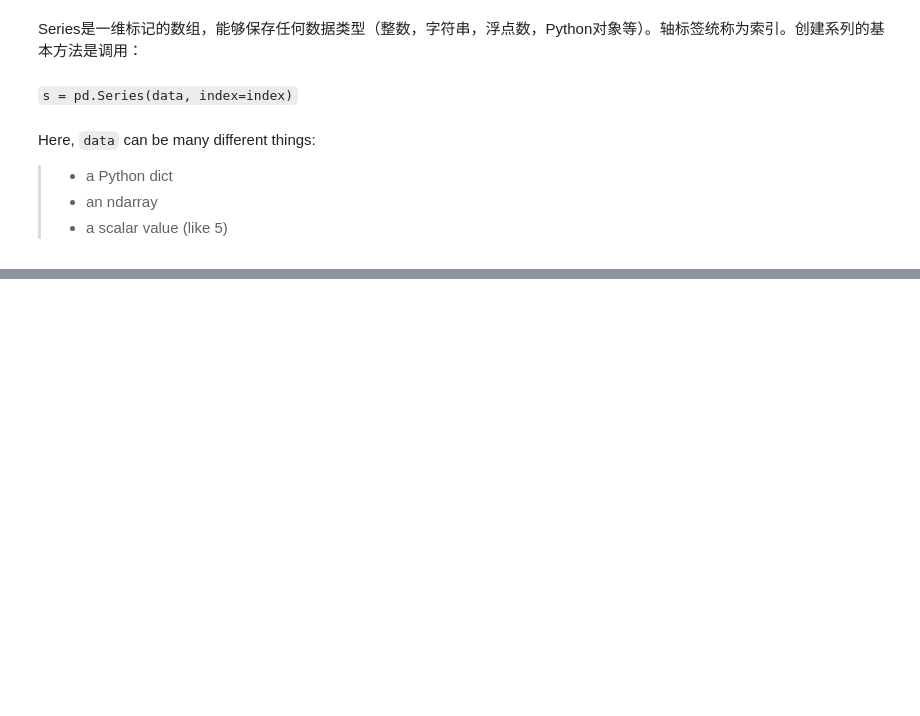
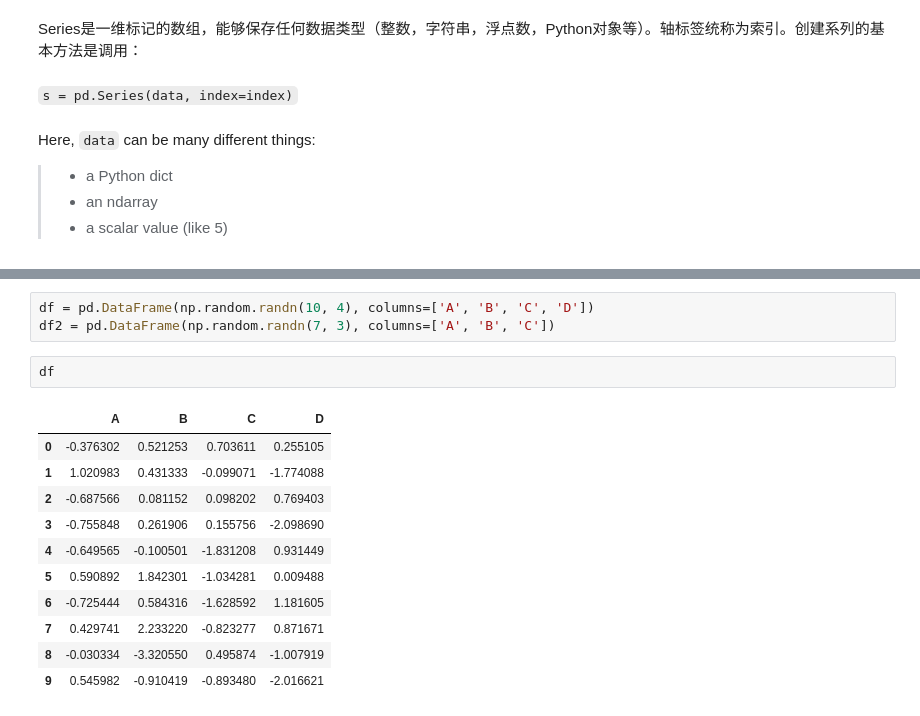
Before and after one commit to Fan-Anguo/pf-pandas, a Jupyter notebook: 02-Intro to Data Structures.ipynb, the cells around one changed output, grey strips where cells are left out. Cells and saved outputs as stored; diff of their text form; blank space fills up the shorter version.

```diff
--- a/02-Intro to Data Structures.ipynb
+++ b/02-Intro to Data Structures.ipynb
@@ -32,0 +772,17 @@ Here, `data` can be many different things:
+# %%
+df = pd.DataFrame(np.random.randn(10, 4), columns=['A', 'B', 'C', 'D'])
+df2 = pd.DataFrame(np.random.randn(7, 3), columns=['A', 'B', 'C'])
+# %%
+df
+# %% [output]
+|  | A | B | C | D |
+| 0 | -0.376302 | 0.521253 | 0.703611 | 0.255105 |
+| 1 | 1.020983 | 0.431333 | -0.099071 | -1.774088 |
+| 2 | -0.687566 | 0.081152 | 0.098202 | 0.769403 |
+| 3 | -0.755848 | 0.261906 | 0.155756 | -2.098690 |
+| 4 | -0.649565 | -0.100501 | -1.831208 | 0.931449 |
+| 5 | 0.590892 | 1.842301 | -1.034281 | 0.009488 |
+| 6 | -0.725444 | 0.584316 | -1.628592 | 1.181605 |
+| 7 | 0.429741 | 2.233220 | -0.823277 | 0.871671 |
+| 8 | -0.030334 | -3.320550 | 0.495874 | -1.007919 |
+| 9 | 0.545982 | -0.910419 | -0.893480 | -2.016621 |
```
Also changed, not shown: parts of 153 cells of this notebook, 2 other files.
